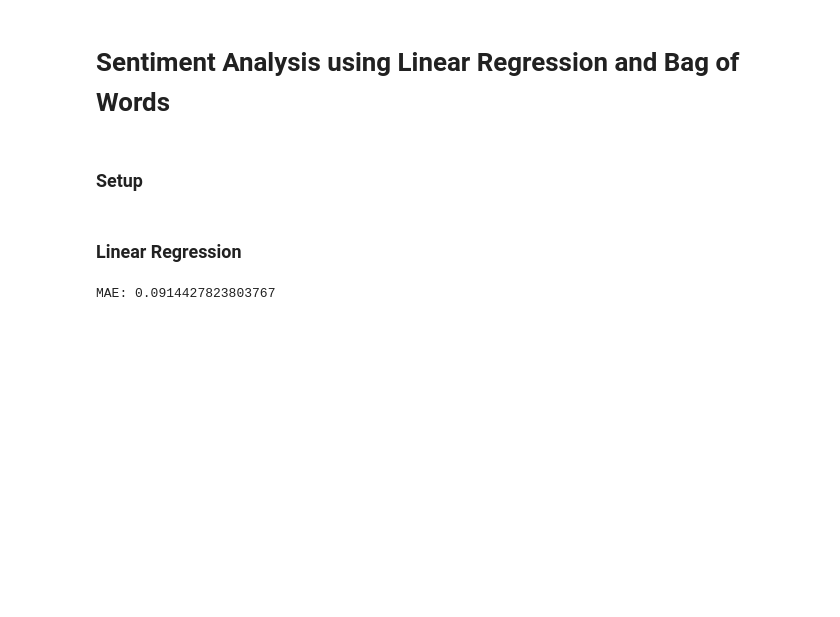
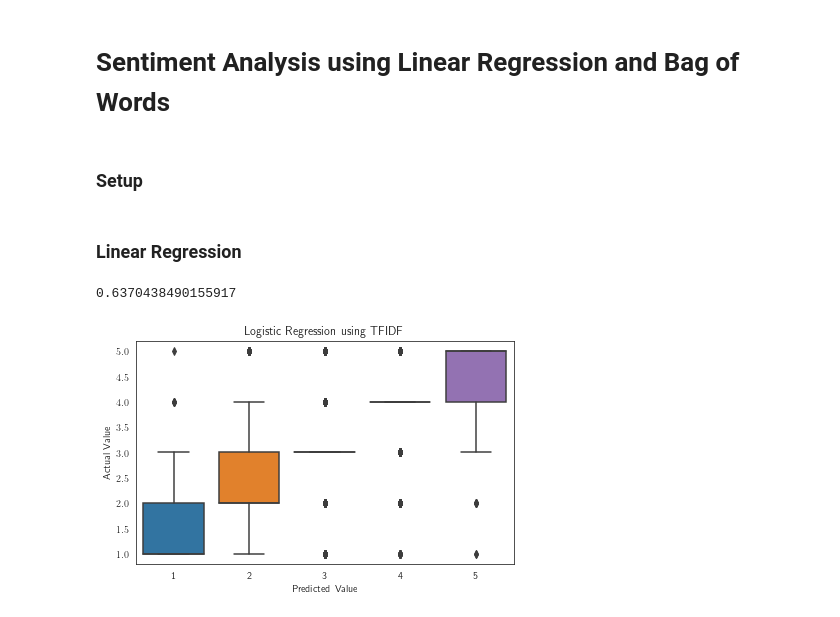
Before and after one commit to FelixHohne/IntSys-Education, a Jupyter notebook: a4/Analysis/Linear_Regression_TFIDF.ipynb, the cells around one changed output. Saved outputs shown, nothing was run; the diff lists cells and outputs as text; code cells hidden in the pictures; blank space fills up the shorter version.

Commit message:
Converted regression problem into classification problem

```diff
--- a/a4/Analysis/Linear_Regression_TFIDF.ipynb
+++ b/a4/Analysis/Linear_Regression_TFIDF.ipynb
@@ -20,8 +15,14 @@ train_labels = train.iloc[:,1]
+# %%
+train_words = train.iloc[:,2]
+train_labels = train.iloc[:,1]
+to_class = lambda x : 1 if x <= 0.20 else 2 if x <= 0.4 else 3 if x <=0.6 else 4 if x <= 0.8 else 5 if x <= 1 else 0
+train_labels = train_labels.apply(to_class)
 # %%
 train_features = vectorizer.fit_transform(train_words)
 # %%
 val_words = val.iloc[:,2]
 val_labels = val.iloc[:,1]
+val_labels = val_labels.apply(to_class)
 val_features = vectorizer.transform(val_words)
 # %% [markdown]
 ### Linear Regression
@@ -33,11 +32,15 @@ lin_model = LinearRegression()
+# %%
+lin_model = LogisticRegression(
+    max_iter=10000)
 # %%
 lin_model = lin_model.fit(train_features, train_labels)
 # %%
 val_pred = lin_model.predict(val_features)
-# %%
-print('MAE:', metrics.mean_absolute_error(val_pred, val_labels))
-# %% [output]
-MAE: 0.0914427823803767
+# %%
+from sklearn.metrics import accuracy_score
+accuracy_score(val_pred, val_labels)
+# %% [output]
+0.6370438490155917
 # %%
 # for i in range (0, 100):
 #     print(val_words[i])
@@ -45,3 +48,18 @@ MAE: 0.0914427823803767
 #     print(val_pred[i])
 #     print("label:")
 #     print(val_labels[i])
+# %%
+import seaborn as sns
+from matplotlib import pyplot as plt
+sns.set_style("white")
+from matplotlib import rc
+rc('text', usetex=True)
+# %%
+sns.boxplot(val_pred, val_labels)
+plt.xlabel("Predicted Value", fontsize="medium")
+plt.ylabel("Actual Value", fontsize="medium")
+plt.title("Logistic Regression using TFIDF")
+plt.tight_layout()
+plt.savefig("visualization/lin_reg_scatter TFIDF.png", bbox_inches="tight", dpi=400)
+# %% [output]
+[figure, added]
```
Also changed, not shown: parts of 5 cells of this notebook, 16 other files.
